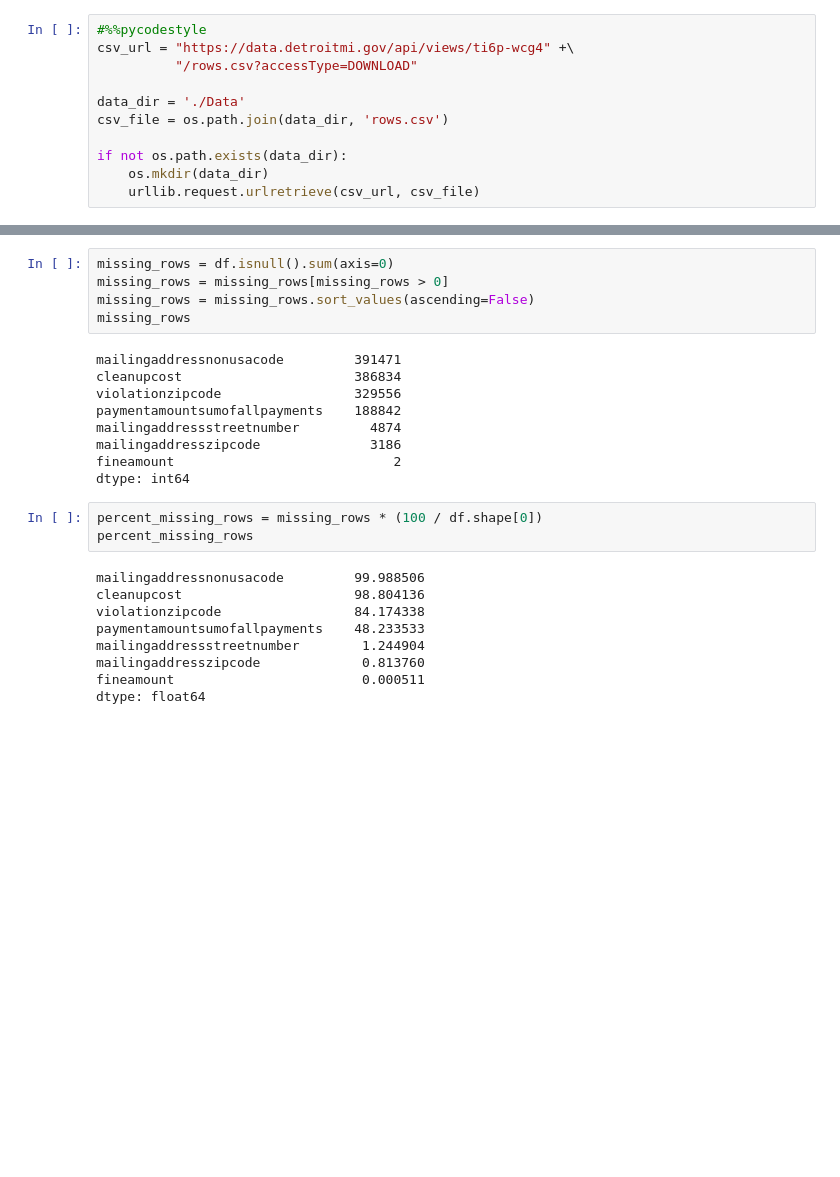
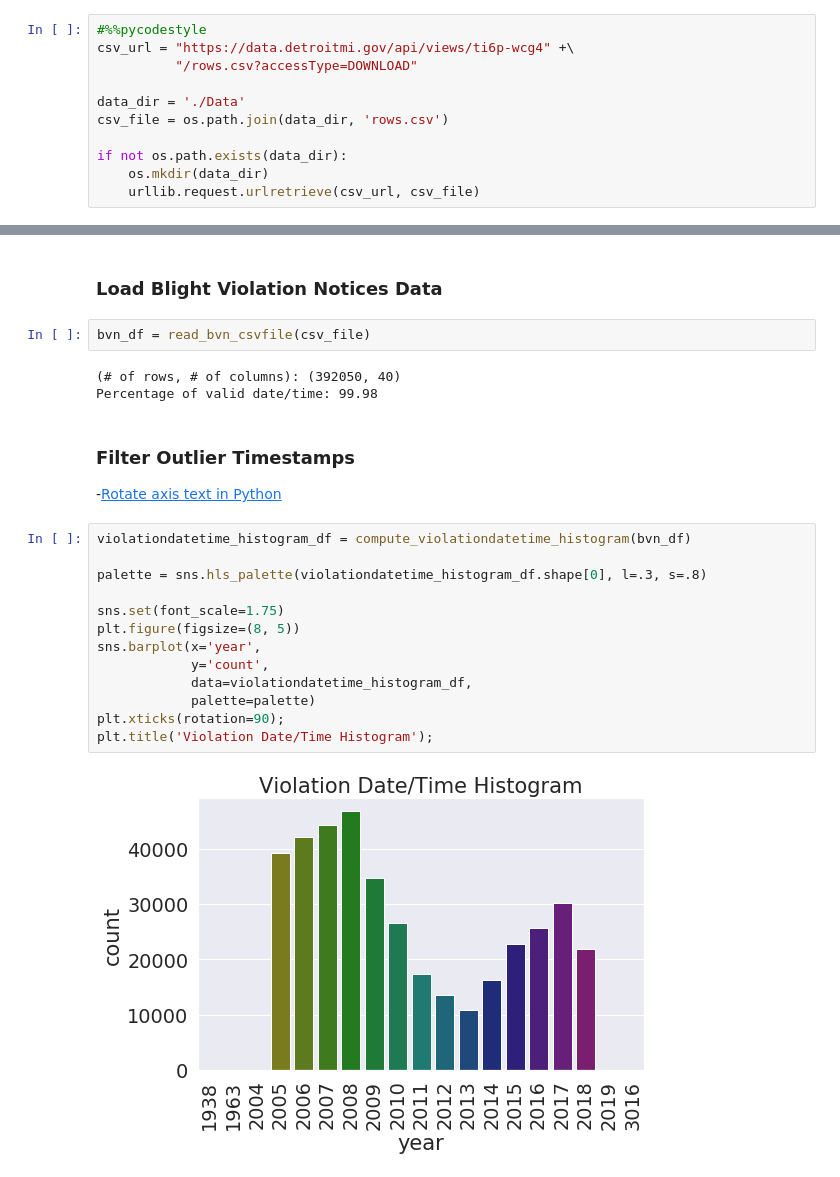
Before and after one commit to mspcvsp/CityOfDetroitBlightViolations, a Jupyter notebook: AnalyzeBVNDataSet.ipynb, the cells around one changed output, grey strips where cells are left out. Drawn from its saved outputs; the diff is of its cells as text; blank space fills up the shorter version.

Commit message:
Updated data preparation

```diff
--- a/AnalyzeBVNDataSet.ipynb
+++ b/AnalyzeBVNDataSet.ipynb
@@ -284,26 +170,25 @@ print("(# of rows, # of columns): (%d, %d)" % (df.shape[0], df.shape[1]))
-# %%
-missing_rows = df.isnull().sum(axis=0)
-missing_rows = missing_rows[missing_rows > 0]
-missing_rows = missing_rows.sort_values(ascending=False)
-missing_rows
-# %% [output]
-mailingaddressnonusacode         391471
-cleanupcost                      386834
-violationzipcode                 329556
-paymentamountsumofallpayments    188842
-mailingaddressstreetnumber         4874
-mailingaddresszipcode              3186
-fineamount                            2
-dtype: int64
-# %%
-percent_missing_rows = missing_rows * (100 / df.shape[0])
-percent_missing_rows
-# %% [output]
-mailingaddressnonusacode         99.988506
-cleanupcost                      98.804136
-violationzipcode                 84.174338
-paymentamountsumofallpayments    48.233533
-mailingaddressstreetnumber        1.244904
-mailingaddresszipcode             0.813760
-fineamount                        0.000511
-dtype: float64
+# %% [markdown]
+### Load Blight Violation Notices Data
+# %%
+bvn_df = read_bvn_csvfile(csv_file)
+# %% [output]
+(# of rows, # of columns): (392050, 40)
+Percentage of valid date/time: 99.98
+# %% [markdown]
+### Filter Outlier Timestamps
+-[Rotate axis text in Python](https://stackoverflow.com/questions/10998621/rotate-axis-text-in-python-matplotlib)
+# %%
+violationdatetime_histogram_df = compute_violationdatetime_histogram(bvn_df)
+
+palette = sns.hls_palette(violationdatetime_histogram_df.shape[0], l=.3, s=.8)
+
+sns.set(font_scale=1.75)
+plt.figure(figsize=(8, 5))
+sns.barplot(x='year',
+            y='count',
+            data=violationdatetime_histogram_df,
+            palette=palette)
+plt.xticks(rotation=90);
+plt.title('Violation Date/Time Histogram');
+# %% [output]
+[figure, added]
```
Also changed, not shown: parts of 20 cells of this notebook.
